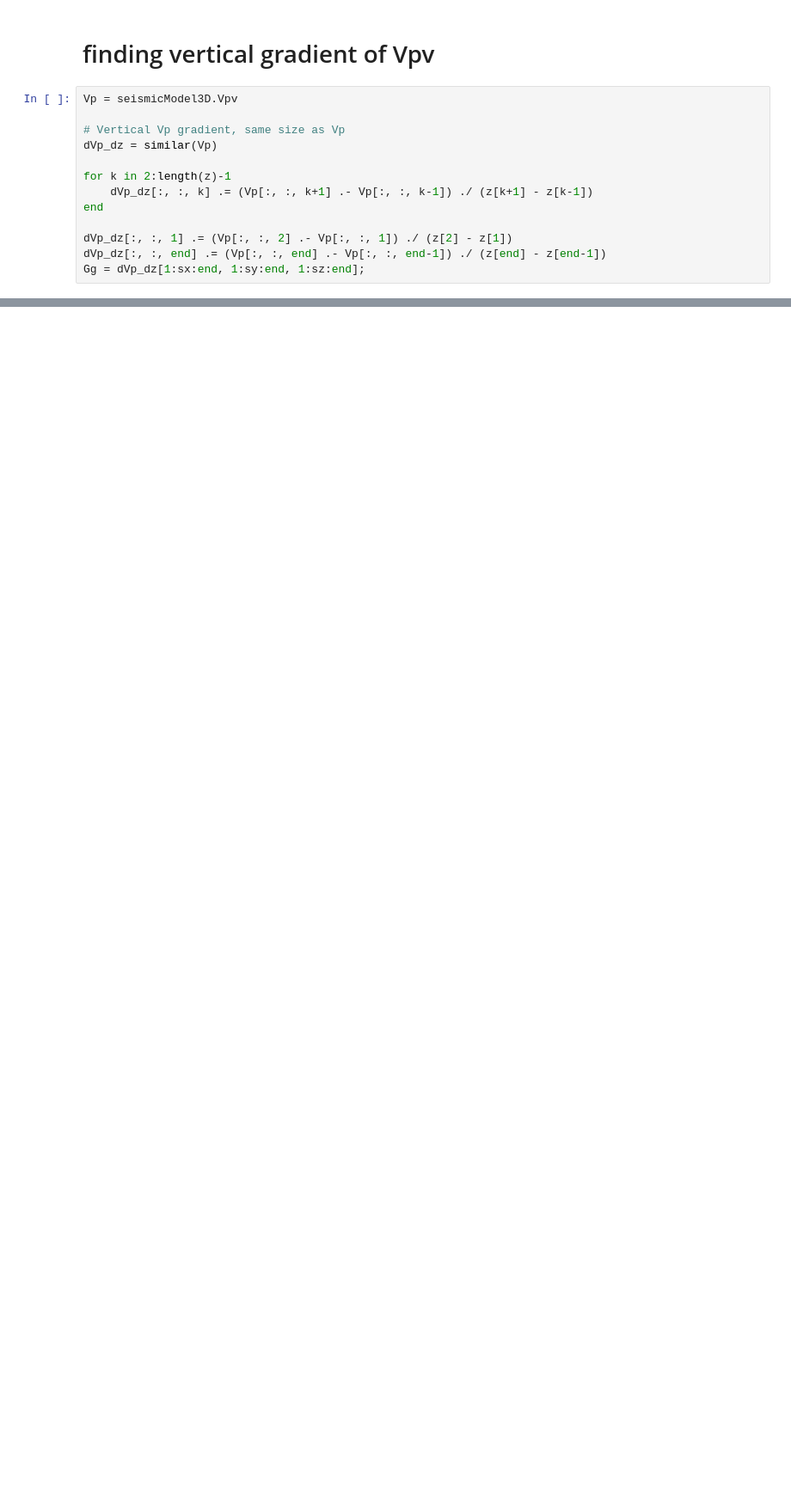
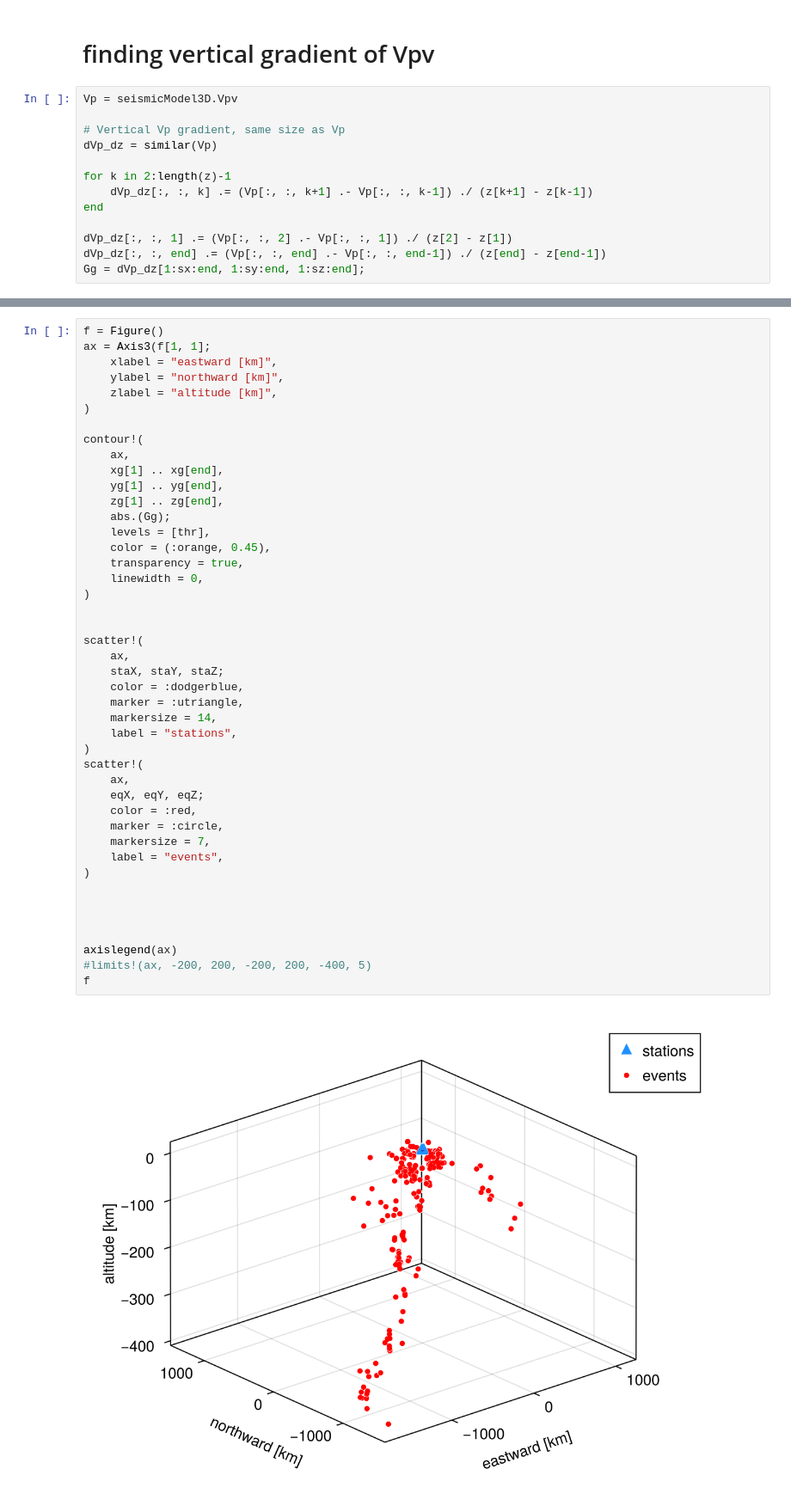
Before and after one commit to seismobassoon/flexOPT, a Jupyter notebook: notebooks/makeTopoWithSismicity.ipynb, the cells around one changed output, grey strips where cells are left out. Shown at 86% size. Cells and saved outputs as stored; diff of their text form; blank space fills up the shorter version.

```diff
--- a/notebooks/makeTopoWithSismicity.ipynb
+++ b/notebooks/makeTopoWithSismicity.ipynb
@@ -214,0 +440,46 @@ scatter!(
+# %%
+f = Figure()
+ax = Axis3(f[1, 1];
+    xlabel = "eastward [km]",
+    ylabel = "northward [km]",
+    zlabel = "altitude [km]",
+)
+
+contour!(
+    ax,
+    xg[1] .. xg[end],
+    yg[1] .. yg[end],
+    zg[1] .. zg[end],
+    abs.(Gg);
+    levels = [thr],
+    color = (:orange, 0.45),
+    transparency = true,
+    linewidth = 0,
+)
+
+
+scatter!(
+    ax,
+    staX, staY, staZ;
+    color = :dodgerblue,
+    marker = :utriangle,
+    markersize = 14,
+    label = "stations",
+)
+scatter!(
+    ax,
+    eqX, eqY, eqZ;
+    color = :red,
+    marker = :circle,
+    markersize = 7,
+    label = "events",
+)
+
+
+
+
+axislegend(ax)
+#limits!(ax, -200, 200, -200, 200, -400, 5)
+f
+# %% [output]
+[figure, added]
```
Also changed, not shown: parts of 37 cells of this notebook, 2 other files.
